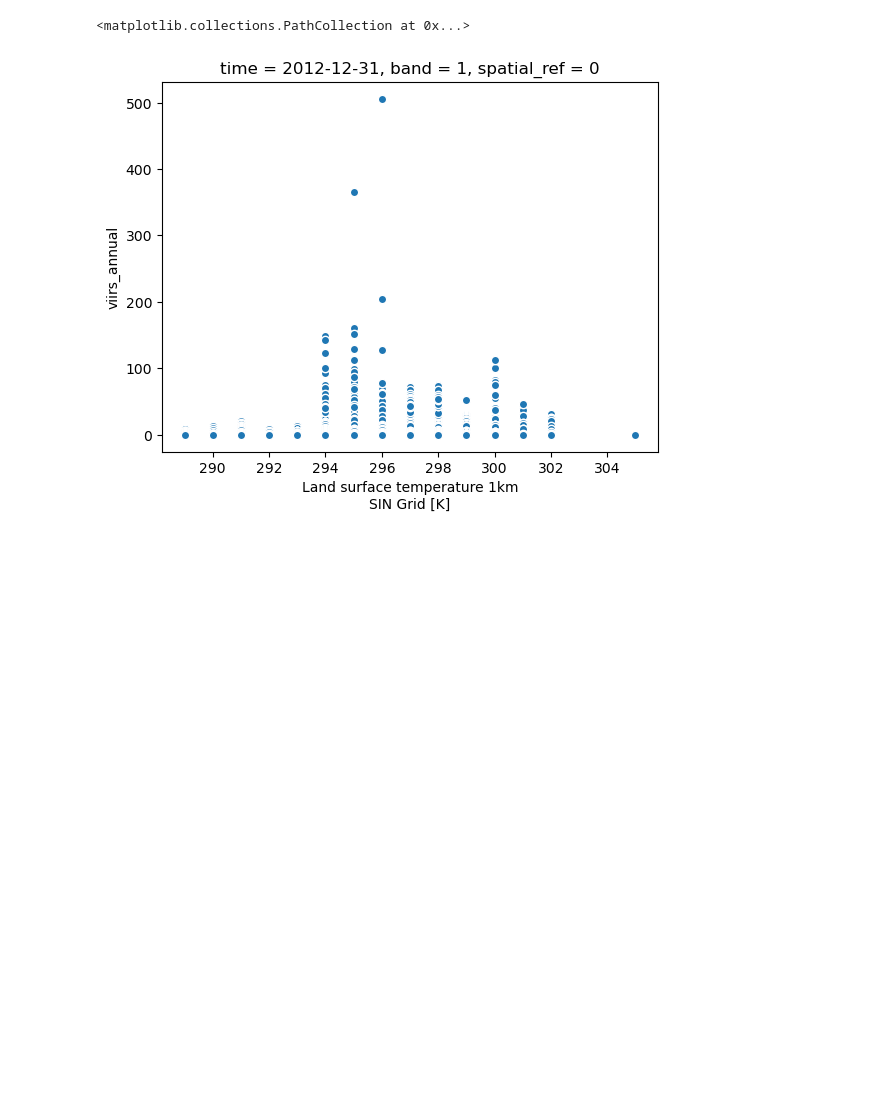
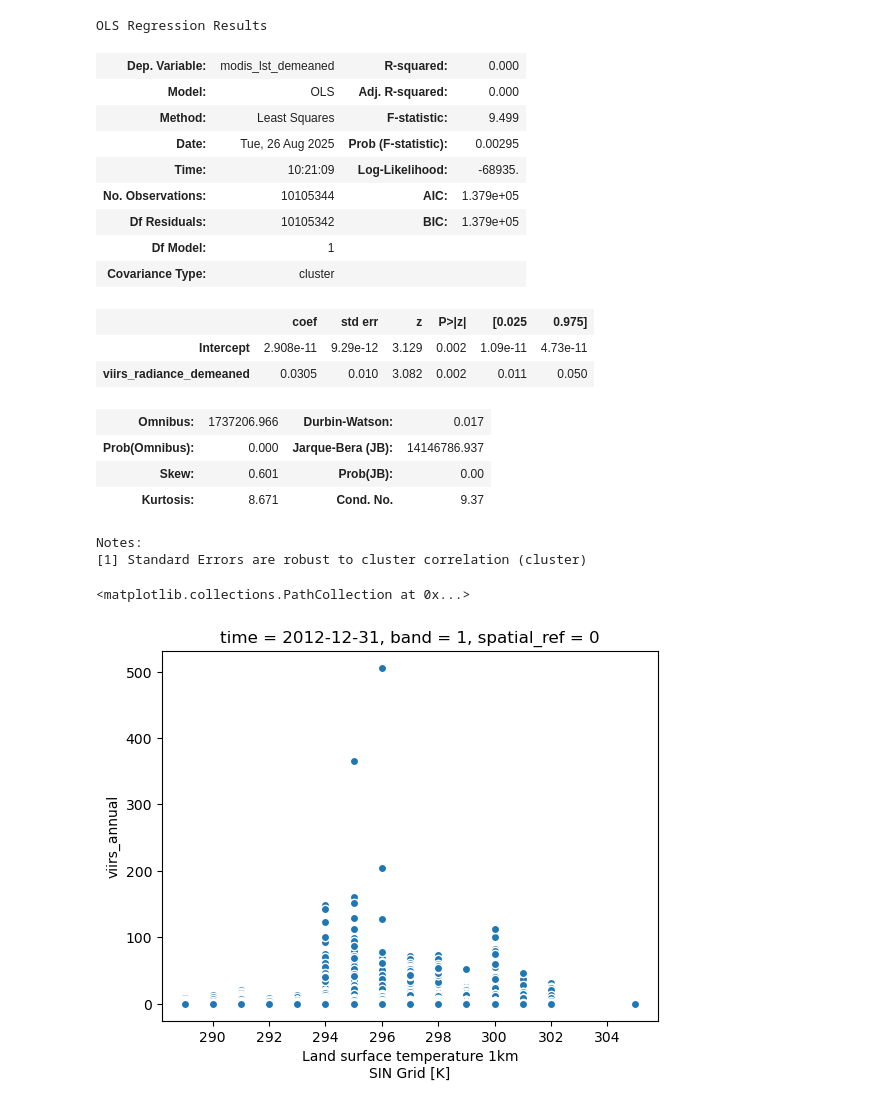
Before and after one commit to felixschulz385/growth-and-temperature, a Jupyter notebook: gnt/experiments/corroboration.ipynb, the cells around one changed output. Saved outputs shown, nothing was run; the diff lists cells and outputs as text; code cells hidden in the pictures; blank space fills up the shorter version.

```diff
--- a/gnt/experiments/corroboration.ipynb
+++ b/gnt/experiments/corroboration.ipynb
@@ -82,0 +118,10 @@ Error:
+# %%
+merged["cell_id"] = (list(merged.sizes.keys()), np.broadcast_to(np.arange(merged.sizes["latitude"] * merged.sizes["longitude"]).reshape([merged.sizes["latitude"], merged.sizes["longitude"]]), merged.sizes.values()))
+# %%
+for dim in ["latitude", "longitude"]:
+    merged.coords[dim] = merged.coords[dim].astype("int16")
+merged.coords["time"] = pd.Series(merged.coords["time"]).dt.year
+# %%
+merged_df = merged[["modis_lst_demeaned", "viirs_radiance_demeaned", "cell_id", "subdivisions"]].to_dataframe().dropna().drop(columns=["spatial_ref"])
+# %%
+merged_df[["modis_lst_demeaned_l1", "viirs_radiance_demeaned_l1"]] = merged_df.groupby("cell_id")[["modis_lst_demeaned", "viirs_radiance_demeaned"]].shift()
@@ -82,0 +130,24 @@ Error:
+# %%
+results = smf.ols('modis_lst_demeaned ~ viirs_radiance_demeaned', data=merged_df).\
+    fit(cov_type='cluster', cov_kwds={'groups': merged_df['subdivisions']})
+results.summary()
+# %% [output]
+OLS Regression Results
+| Dep. Variable: | modis_lst_demeaned | R-squared: | 0.000 |
+| Model: | OLS | Adj. R-squared: | 0.000 |
+| Method: | Least Squares | F-statistic: | 9.499 |
+| Date: | Tue, 26 Aug 2025 | Prob (F-statistic): | 0.00295 |
+| Time: | 10:21:09 | Log-Likelihood: | -68935. |
+| No. Observations: | 10105344 | AIC: | 1.379e+05 |
+| Df Residuals: | 10105342 | BIC: | 1.379e+05 |
+| Df Model: | 1 |  |  |
+| Covariance Type: | cluster |  |  |
+|  | coef | std err | z | P>|z| | [0.025 | 0.975] |
+| Intercept | 2.908e-11 | 9.29e-12 | 3.129 | 0.002 | 1.09e-11 | 4.73e-11 |
+| viirs_radiance_demeaned | 0.0305 | 0.010 | 3.082 | 0.002 | 0.011 | 0.050 |
+| Omnibus: | 1737206.966 | Durbin-Watson: | 0.017 |
+| Prob(Omnibus): | 0.000 | Jarque-Bera (JB): | 14146786.937 |
+| Skew: | 0.601 | Prob(JB): | 0.00 |
+| Kurtosis: | 8.671 | Cond. No. | 9.37 |
+Notes:
+[1] Standard Errors are robust to cluster correlation (cluster)
```
Also changed, not shown: parts of 32 cells of this notebook, 9 other files.
